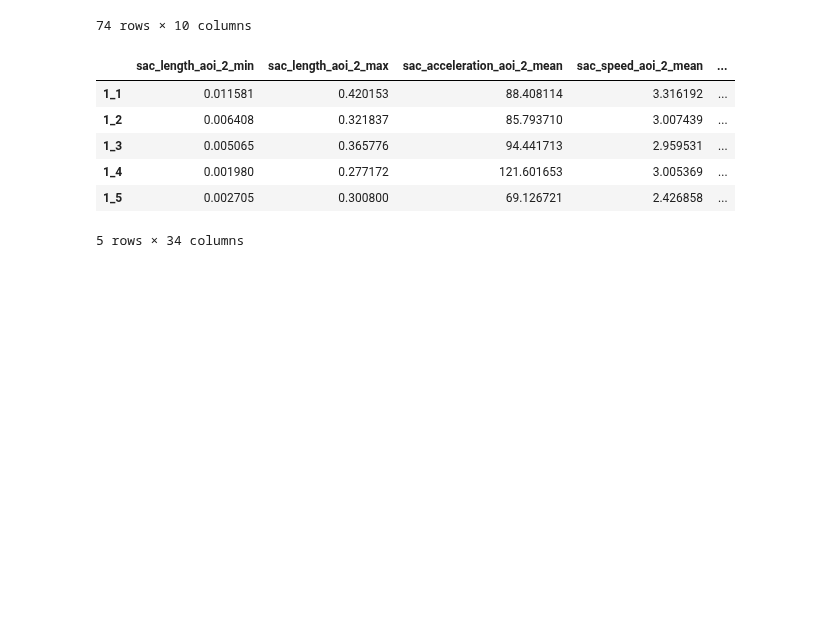
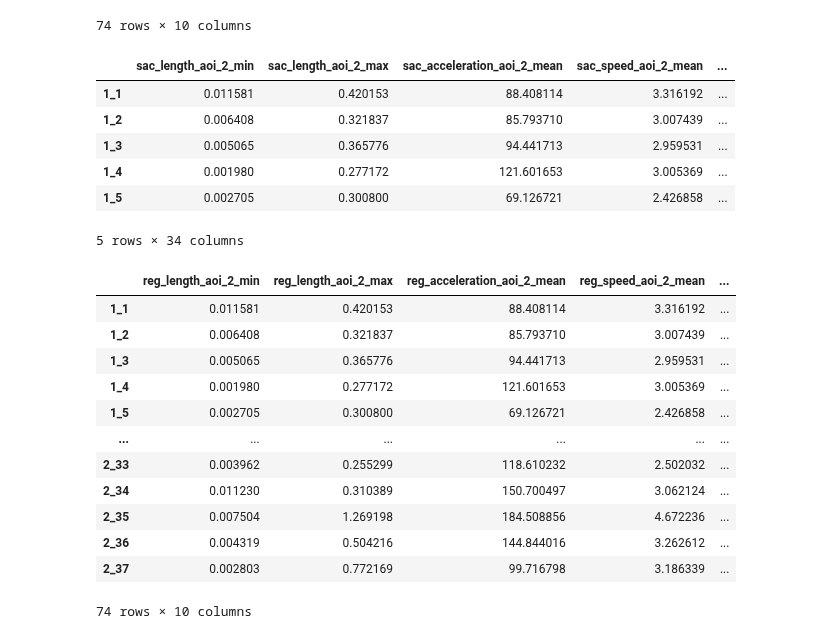
Before and after one commit to hse-scila/EyeFeatures, a Jupyter notebook: eyetracking/features/test_new.ipynb, the cells around one changed output. Drawn from its saved outputs; the diff is of its cells as text; code cells hidden in the pictures; blank space fills up the shorter version.

Commit message:
Added angle-based regression selection

```diff
--- a/eyetracking/features/test_new.ipynb
+++ b/eyetracking/features/test_new.ipynb
@@ -2,10 +2,15 @@
 import pandas as pd
 import numpy as np
 
+from os.path import join
 from stats import SaccadeFeatures, FixationFeatures, RegressionFeatures, MicroSaccades
 from extractor import Extractor
+
+DATA_PATH = join('..', 'test_data')
 # %%
-data = pd.concat([pd.read_excel('itog_fix_1.xlsx'), pd.read_excel('itog_fix_2.xlsx')], axis=0)
+data = pd.concat([pd.read_excel(join(DATA_PATH, 'itog_fix_1.xlsx')),
+                  pd.read_excel(join(DATA_PATH, 'itog_fix_2.xlsx'))],
+                 axis=0)
 # %%
 data['AOI'] = 'aoi_1'
 
@@ -59,7 +64,7 @@ rg = RegressionFeatures(x=x, y=y, t=t, duration=dur,
                         features_stats=sac_feats_stats,
                         shift_features=sac_feats_stats_shift,
                         shift_pk=['tekst'],
-                        rule=[1, 3])
+                        rule=(1, 3))
 
 ms = MicroSaccades(x=x, y=y, t=t, dispersion=dis,
                    pk=['Participant', 'tekst'],
@@ -79,7 +84,7 @@ features = [
     RegressionFeatures(features_stats=sac_feats_stats,
                        shift_features=sac_feats_stats_shift,
                        shift_pk=['tekst'],
-                       rule=[1, 3]),
+                       rule=(1, 3)),
     MicroSaccades(features_stats=sac_feats_stats,
                   shift_features=sac_feats_stats_shift,
                   shift_pk=['Participant'],
@@ -165,3 +170,28 @@ extractor.fit_transform(data).head()
 | 1_4 | 0.001980 | 0.277172 | 121.601653 | 3.005369 | ... |
 | 1_5 | 0.002705 | 0.300800 | 69.126721 | 2.426858 | ... |
 5 rows × 34 columns
+# %%
+rg_angles = RegressionFeatures(x=x, y=y, t=t, duration=dur,
+                        pk=['Participant', 'tekst'],
+                        aoi='AOI',
+                        features_stats=sac_feats_stats,
+                        shift_features=sac_feats_stats_shift,
+                        shift_pk=['tekst'],
+                        rule=(90, 180),
+                        deviation=15)
+# %%
+rg_angles.fit_transform(data)
+# %% [output]
+|  | reg_length_aoi_2_min | reg_length_aoi_2_max | reg_acceleration_aoi_2_mean | reg_speed_aoi_2_mean | ... |
+| 1_1 | 0.011581 | 0.420153 | 88.408114 | 3.316192 | ... |
+| 1_2 | 0.006408 | 0.321837 | 85.793710 | 3.007439 | ... |
+| 1_3 | 0.005065 | 0.365776 | 94.441713 | 2.959531 | ... |
+| 1_4 | 0.001980 | 0.277172 | 121.601653 | 3.005369 | ... |
+| 1_5 | 0.002705 | 0.300800 | 69.126721 | 2.426858 | ... |
+| ... | ... | ... | ... | ... | ... |
+| 2_33 | 0.003962 | 0.255299 | 118.610232 | 2.502032 | ... |
+| 2_34 | 0.011230 | 0.310389 | 150.700497 | 3.062124 | ... |
+| 2_35 | 0.007504 | 1.269198 | 184.508856 | 4.672236 | ... |
+| 2_36 | 0.004319 | 0.504216 | 144.844016 | 3.262612 | ... |
+| 2_37 | 0.002803 | 0.772169 | 99.716798 | 3.186339 | ... |
+74 rows × 10 columns
```
Also changed, not shown: 1 other file.
